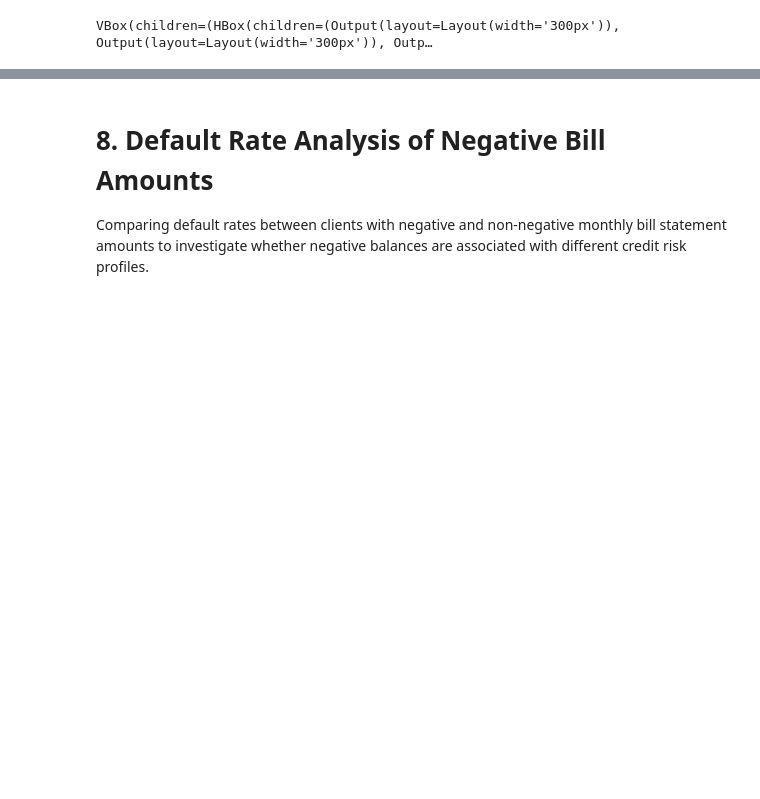
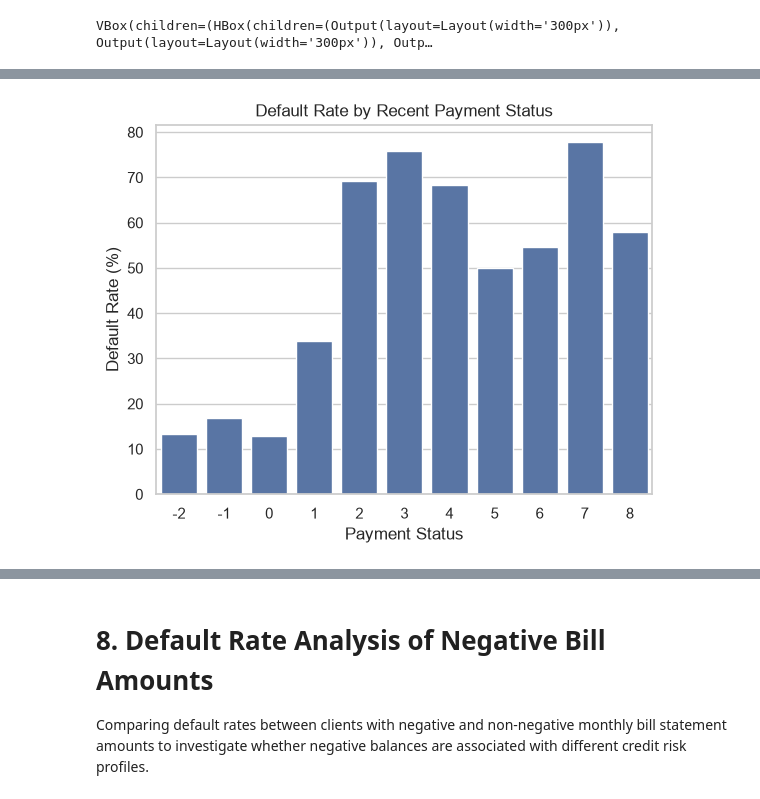
Before and after one commit to rafaelpd887/credit-pd, a Jupyter notebook: notebooks/02_bivariate_analysis.ipynb, the cells around one changed output, grey strips where cells are left out. Saved outputs shown, nothing was run; the diff lists cells and outputs as text; code cells hidden in the pictures; blank space fills up the shorter version.

```diff
--- a/notebooks/02_bivariate_analysis.ipynb
+++ b/notebooks/02_bivariate_analysis.ipynb
@@ -23,7 +23,7 @@ sns.set_theme(style="whitegrid")
 
 Loading the Default of Credit Card Clients dataset from the UCI Machine Learning Repository.
 # %%
-df = pd.read_parquet("data/processed/credit_default_eda.parquet")
+df = pd.read_parquet("../data/processed/credit_default_eda.parquet")
 # %% [markdown]
 # 3. Payment Status vs. Credit Default
 # %%
@@ -69,0 +109,21 @@ VBox(children=(HBox(children=(Output(layout=Layout(width='300px')), Output(layou
+# %%
+payment_default_rates = (
+    df.groupby("PAY_1")["Y"]
+      .agg(["count", "mean"])
+      .reset_index()
+)
+
+payment_default_rates["mean"] *= 100
+
+sns.barplot(
+    data=payment_default_rates,
+    x="PAY_1",
+    y="mean"
+)
+
+plt.title("Default Rate by Recent Payment Status")
+plt.xlabel("Payment Status")
+plt.ylabel("Default Rate (%)")
+plt.show()
+# %% [output]
+[figure, added]
```
Also changed, not shown: parts of 19 cells of this notebook, 2 other files.
